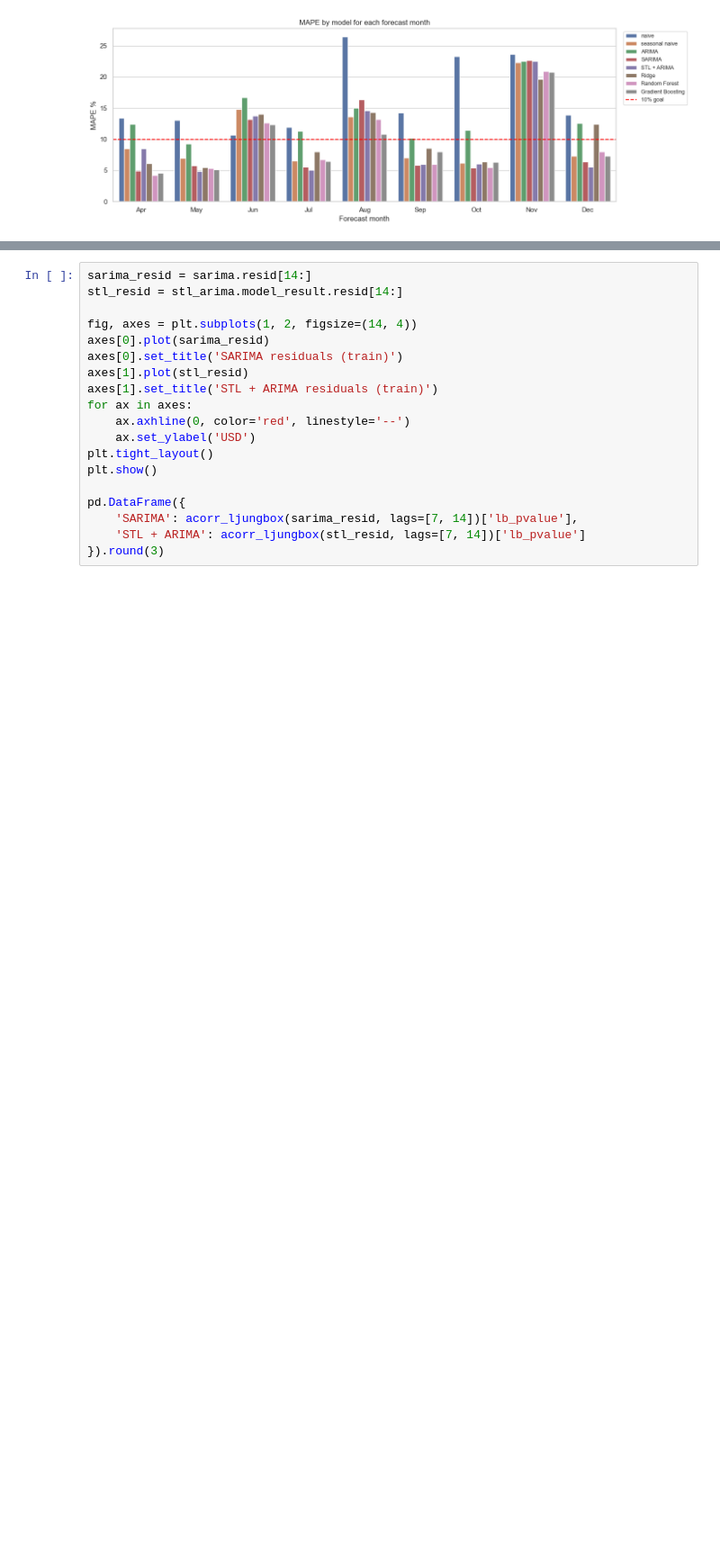
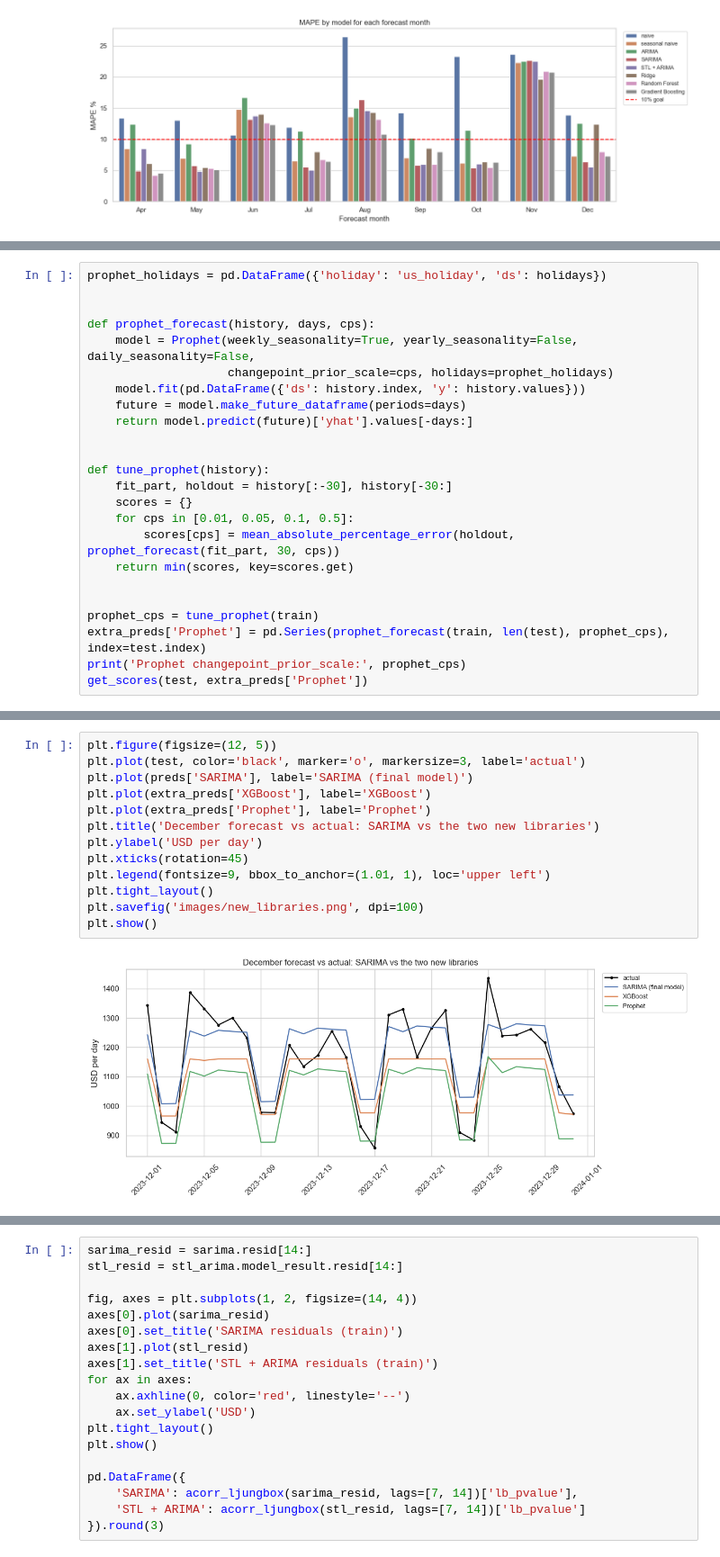
Before and after one commit to gowdilyan/cloud_cost_optimization, a Jupyter notebook: 2_cloud_cost_modeling.ipynb, the cells around one changed output, grey strips where cells are left out. Shown at 90% size. Cells and saved outputs as stored; diff of their text form; blank space fills up the shorter version.

```diff
--- a/2_cloud_cost_modeling.ipynb
+++ b/2_cloud_cost_modeling.ipynb
@@ -401,0 +785,24 @@ plt.show()
+# %%
+prophet_holidays = pd.DataFrame({'holiday': 'us_holiday', 'ds': holidays})
+
+
+def prophet_forecast(history, days, cps):
+    model = Prophet(weekly_seasonality=True, yearly_seasonality=False, daily_seasonality=False,
+                    changepoint_prior_scale=cps, holidays=prophet_holidays)
+    model.fit(pd.DataFrame({'ds': history.index, 'y': history.values}))
+    future = model.make_future_dataframe(periods=days)
+    return model.predict(future)['yhat'].values[-days:]
+
+
+def tune_prophet(history):
+    fit_part, holdout = history[:-30], history[-30:]
+    scores = {}
+    for cps in [0.01, 0.05, 0.1, 0.5]:
+        scores[cps] = mean_absolute_percentage_error(holdout, prophet_forecast(fit_part, 30, cps))
+    return min(scores, key=scores.get)
+
+
+prophet_cps = tune_prophet(train)
+extra_preds['Prophet'] = pd.Series(prophet_forecast(train, len(test), prophet_cps), index=test.index)
+print('Prophet changepoint_prior_scale:', prophet_cps)
+get_scores(test, extra_preds['Prophet'])
@@ -401,0 +830,15 @@ plt.show()
+# %%
+plt.figure(figsize=(12, 5))
+plt.plot(test, color='black', marker='o', markersize=3, label='actual')
+plt.plot(preds['SARIMA'], label='SARIMA (final model)')
+plt.plot(extra_preds['XGBoost'], label='XGBoost')
+plt.plot(extra_preds['Prophet'], label='Prophet')
+plt.title('December forecast vs actual: SARIMA vs the two new libraries')
+plt.ylabel('USD per day')
+plt.xticks(rotation=45)
+plt.legend(fontsize=9, bbox_to_anchor=(1.01, 1), loc='upper left')
+plt.tight_layout()
+plt.savefig('images/new_libraries.png', dpi=100)
+plt.show()
+# %% [output]
+[figure, added]
```
Also changed, not shown: parts of 44 cells of this notebook, 9 other files.
